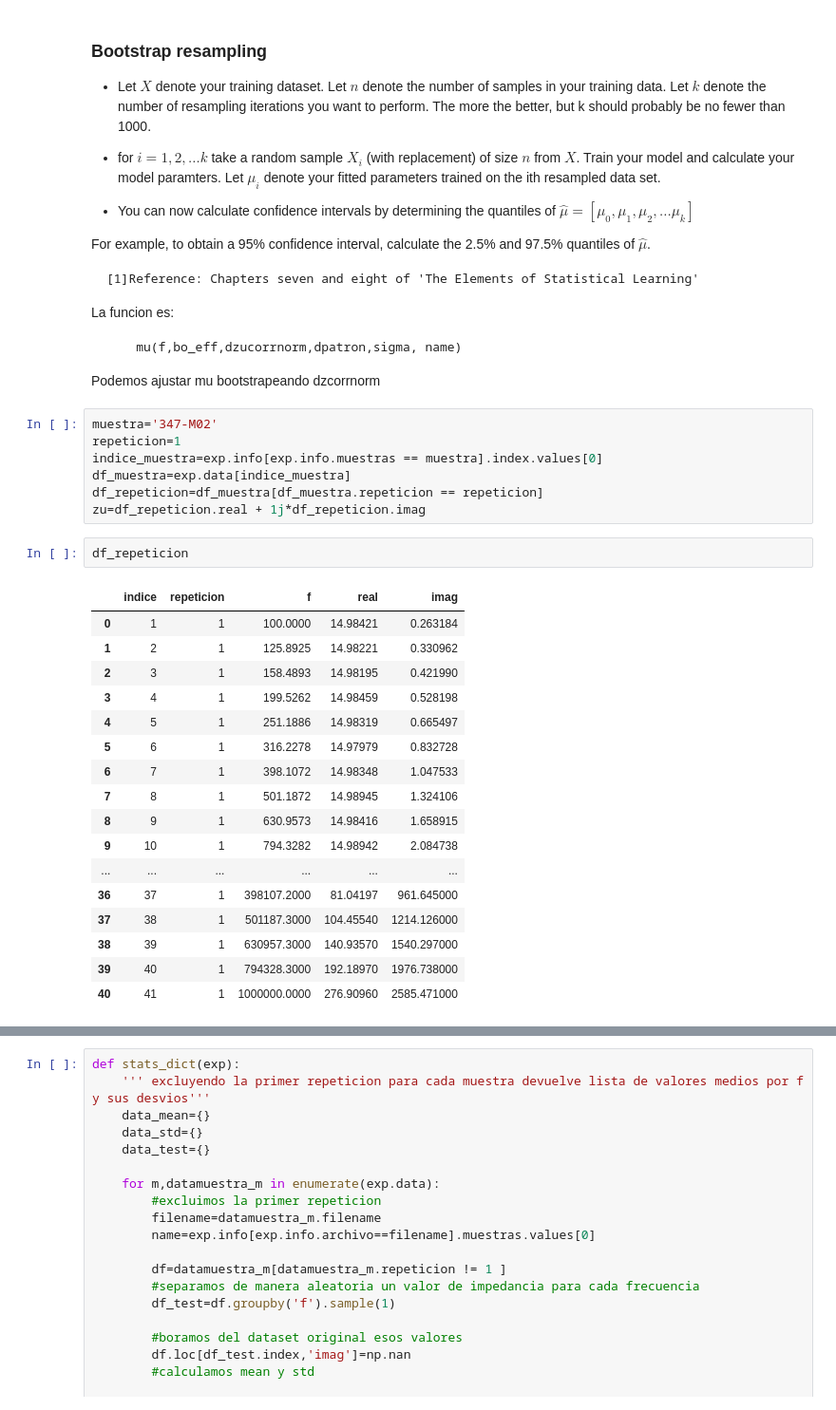
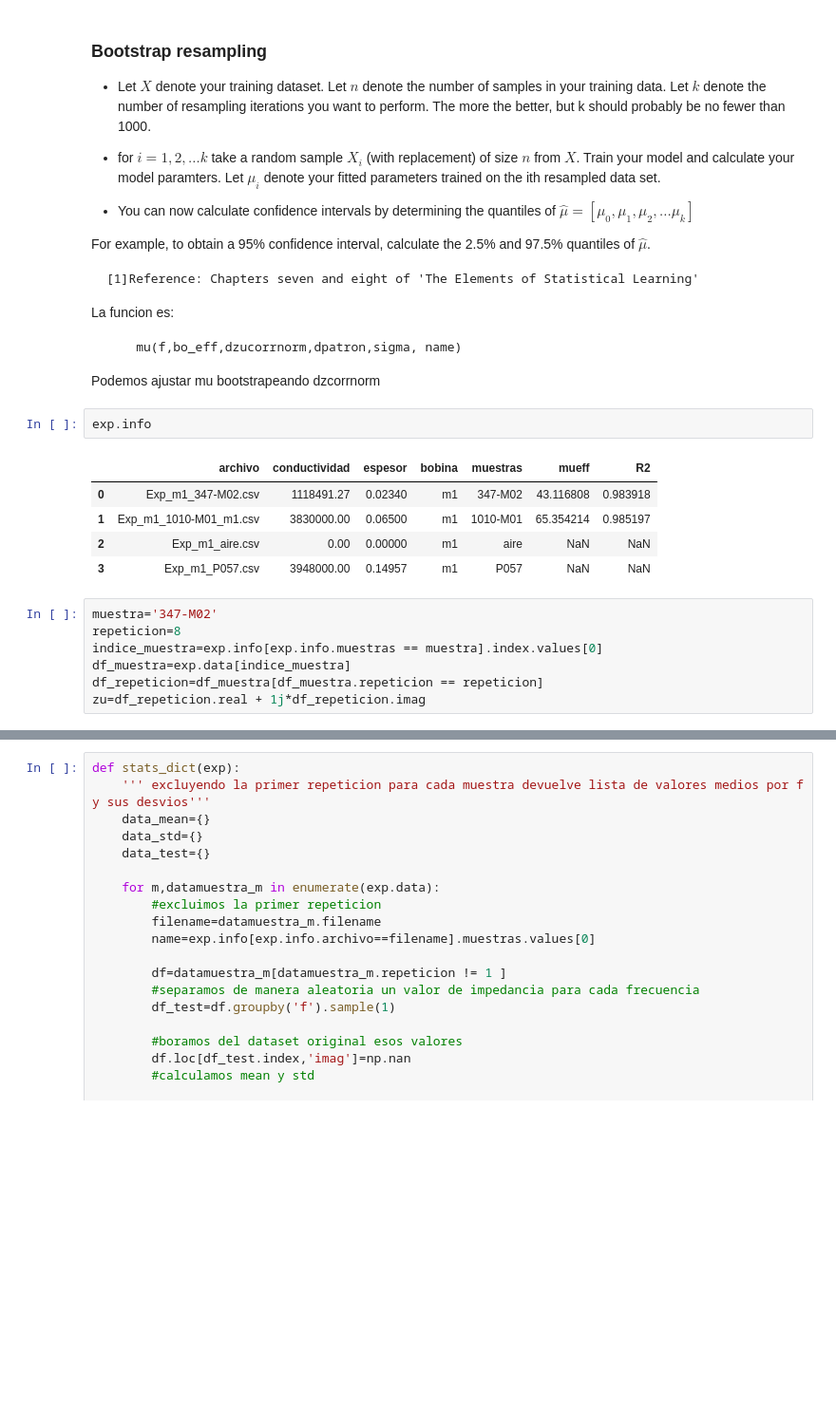
Before and after one commit to carabedo/iamend_test, a Jupyter notebook: test conf int nonlinear.ipynb, the cells around one changed output, grey strips where cells are left out. Shown: that part at 95% size. Saved outputs shown, nothing was run; the diff lists cells and outputs as text; blank space fills up the shorter version.

````diff
--- a/test conf int nonlinear.ipynb
+++ b/test conf int nonlinear.ipynb
@@ -177,30 +183,18 @@ La funcion es:
 ```
 
 Podemos ajustar mu bootstrapeando dzcorrnorm
+# %%
+exp.info
+# %% [output]
+|  | archivo | conductividad | espesor | bobina | muestras | mueff | R2 |
+| 0 | Exp_m1_347-M02.csv | 1118491.27 | 0.02340 | m1 | 347-M02 | 43.116808 | 0.983918 |
+| 1 | Exp_m1_1010-M01_m1.csv | 3830000.00 | 0.06500 | m1 | 1010-M01 | 65.354214 | 0.985197 |
+| 2 | Exp_m1_aire.csv | 0.00 | 0.00000 | m1 | aire | NaN | NaN |
+| 3 | Exp_m1_P057.csv | 3948000.00 | 0.14957 | m1 | P057 | NaN | NaN |
 # %%
 muestra='347-M02'
-repeticion=1
+repeticion=8
 indice_muestra=exp.info[exp.info.muestras == muestra].index.values[0]
 df_muestra=exp.data[indice_muestra]
 df_repeticion=df_muestra[df_muestra.repeticion == repeticion]
 zu=df_repeticion.real + 1j*df_repeticion.imag
-# %%
-df_repeticion
-# %% [output]
-|  | indice | repeticion | f | real | imag |
-| 0 | 1 | 1 | 100.0000 | 14.98421 | 0.263184 |
-| 1 | 2 | 1 | 125.8925 | 14.98221 | 0.330962 |
-| 2 | 3 | 1 | 158.4893 | 14.98195 | 0.421990 |
-| 3 | 4 | 1 | 199.5262 | 14.98459 | 0.528198 |
-| 4 | 5 | 1 | 251.1886 | 14.98319 | 0.665497 |
-| 5 | 6 | 1 | 316.2278 | 14.97979 | 0.832728 |
-| 6 | 7 | 1 | 398.1072 | 14.98348 | 1.047533 |
-| 7 | 8 | 1 | 501.1872 | 14.98945 | 1.324106 |
-| 8 | 9 | 1 | 630.9573 | 14.98416 | 1.658915 |
-| 9 | 10 | 1 | 794.3282 | 14.98942 | 2.084738 |
-| ... | ... | ... | ... | ... | ... |
-| 36 | 37 | 1 | 398107.2000 | 81.04197 | 961.645000 |
-| 37 | 38 | 1 | 501187.3000 | 104.45540 | 1214.126000 |
-| 38 | 39 | 1 | 630957.3000 | 140.93570 | 1540.297000 |
-| 39 | 40 | 1 | 794328.3000 | 192.18970 | 1976.738000 |
-| 40 | 41 | 1 | 1000000.0000 | 276.90960 | 2585.471000 |
````
Also changed, not shown: parts of 18 cells of this notebook, 2 other files.
